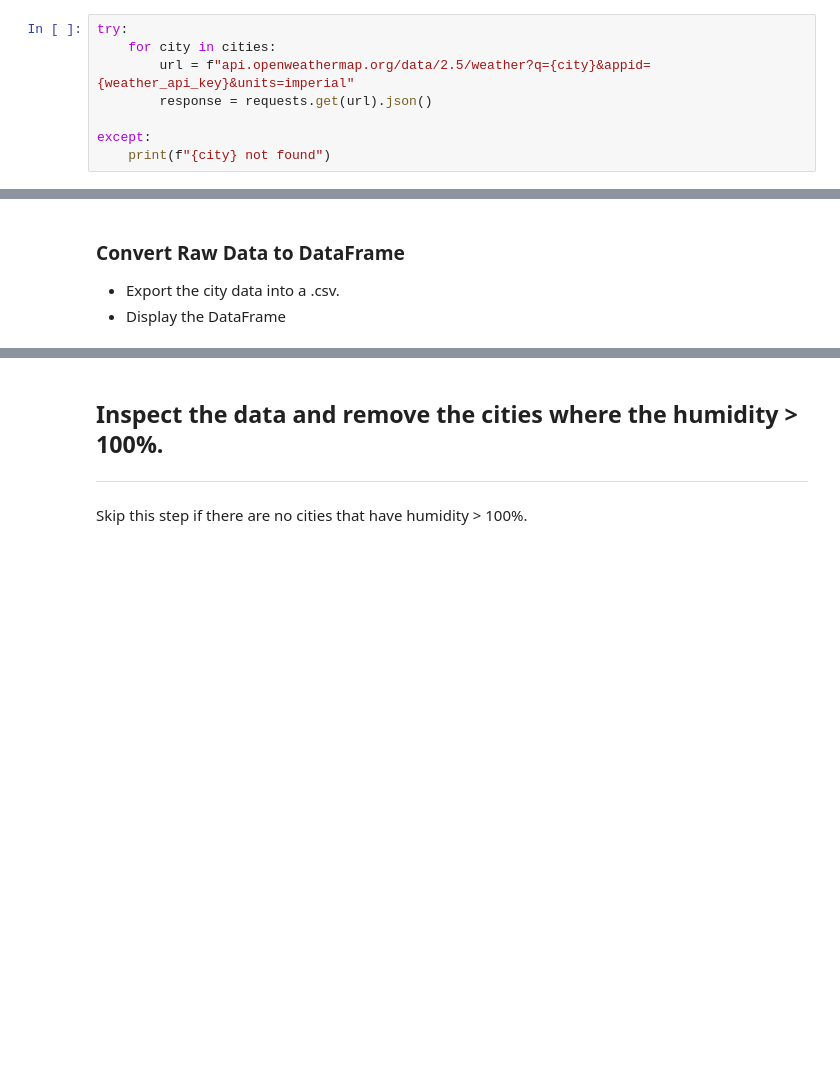
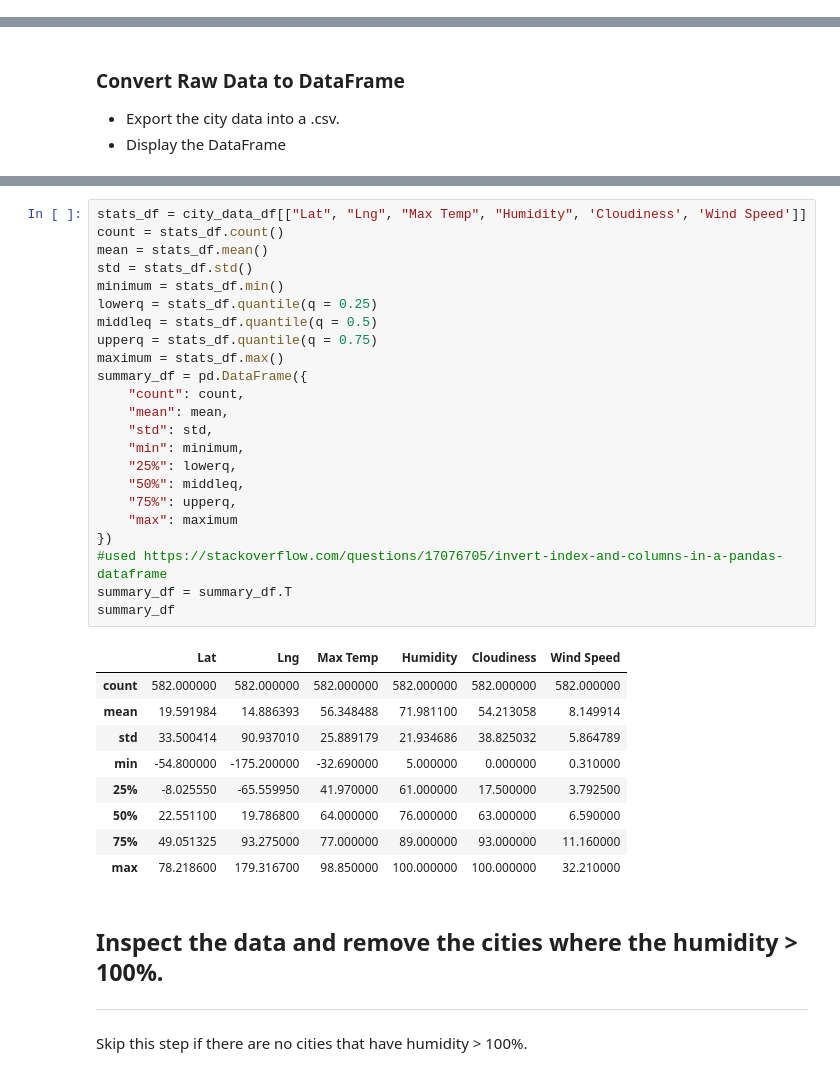
Before and after one commit to Slainte91/python-api-challenge, a Jupyter notebook: WeatherPy.ipynb, the cells around one changed output, grey strips where cells are left out. Drawn from its saved outputs; the diff is of its cells as text; blank space fills up the shorter version.

```diff
--- a/WeatherPy.ipynb
+++ b/WeatherPy.ipynb
@@ -98,11 +98,3 @@ len(cities)
 #   "name": "Mountain View",
 #   "cod": 200
 #   }
-# %%
-try:
-    for city in cities:
-        url = f"api.openweathermap.org/data/2.5/weather?q={city}&appid={weather_api_key}&units=imperial"
-        response = requests.get(url).json()
-
-except:
-    print(f"{city} not found")
@@ -134,3 +176,36 @@ cayenne not found
+# %%
+stats_df = city_data_df[["Lat", "Lng", "Max Temp", "Humidity", 'Cloudiness', 'Wind Speed']]
+count = stats_df.count()
+mean = stats_df.mean()
+std = stats_df.std()
+minimum = stats_df.min()
+lowerq = stats_df.quantile(q = 0.25)
+middleq = stats_df.quantile(q = 0.5)
+upperq = stats_df.quantile(q = 0.75)
+maximum = stats_df.max()
+summary_df = pd.DataFrame({
+    "count": count,
+    "mean": mean,
+    "std": std,
+    "min": minimum,
+    "25%": lowerq,
+    "50%": middleq,
+    "75%": upperq,
+    "max": maximum
+})
+#used https://stackoverflow.com/questions/17076705/invert-index-and-columns-in-a-pandas-dataframe
+summary_df = summary_df.T
+summary_df
+# %% [output]
+|  | Lat | Lng | Max Temp | Humidity | Cloudiness | Wind Speed |
+| count | 582.000000 | 582.000000 | 582.000000 | 582.000000 | 582.000000 | 582.000000 |
+| mean | 19.591984 | 14.886393 | 56.348488 | 71.981100 | 54.213058 | 8.149914 |
+| std | 33.500414 | 90.937010 | 25.889179 | 21.934686 | 38.825032 | 5.864789 |
+| min | -54.800000 | -175.200000 | -32.690000 | 5.000000 | 0.000000 | 0.310000 |
+| 25% | -8.025550 | -65.559950 | 41.970000 | 61.000000 | 17.500000 | 3.792500 |
+| 50% | 22.551100 | 19.786800 | 64.000000 | 76.000000 | 63.000000 | 6.590000 |
+| 75% | 49.051325 | 93.275000 | 77.000000 | 89.000000 | 93.000000 | 11.160000 |
+| max | 78.218600 | 179.316700 | 98.850000 | 100.000000 | 100.000000 | 32.210000 |
 # %% [markdown]
 ## Inspect the data and remove the cities where the humidity > 100%.
 ----
```
Also changed, not shown: parts of 11 cells of this notebook.
